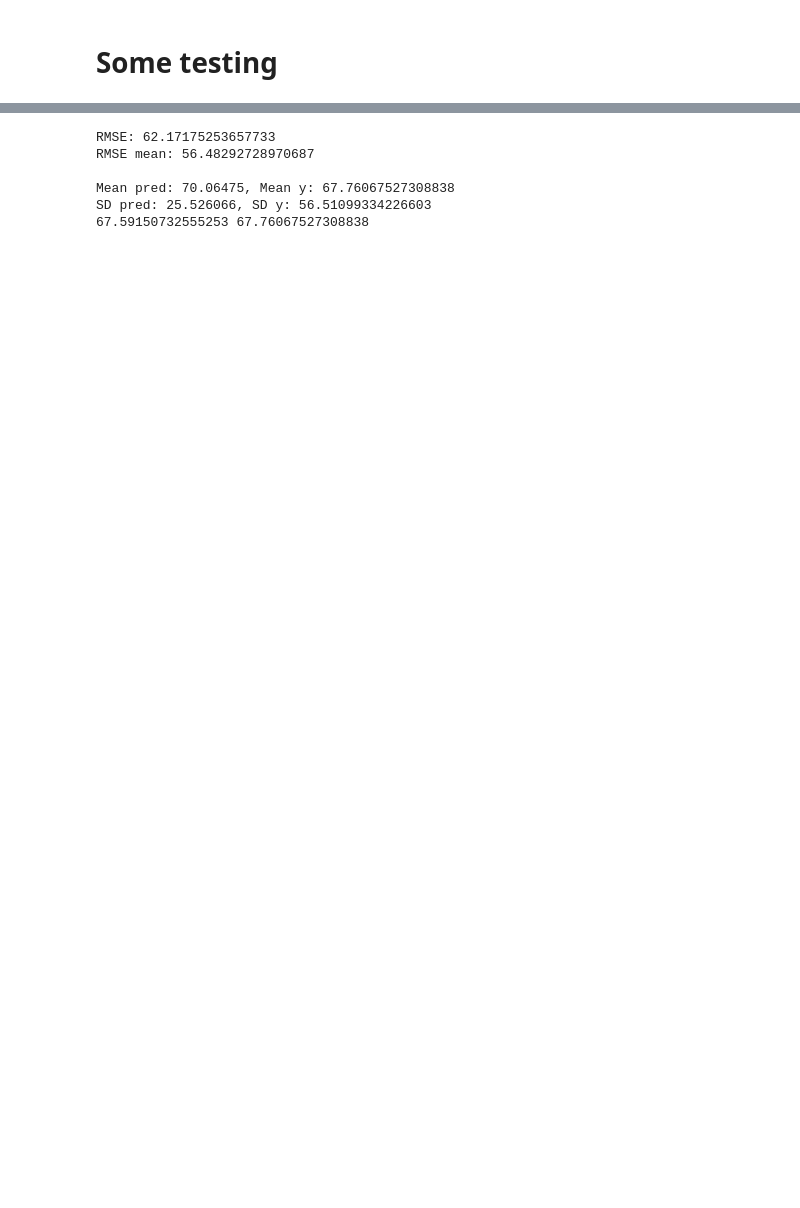
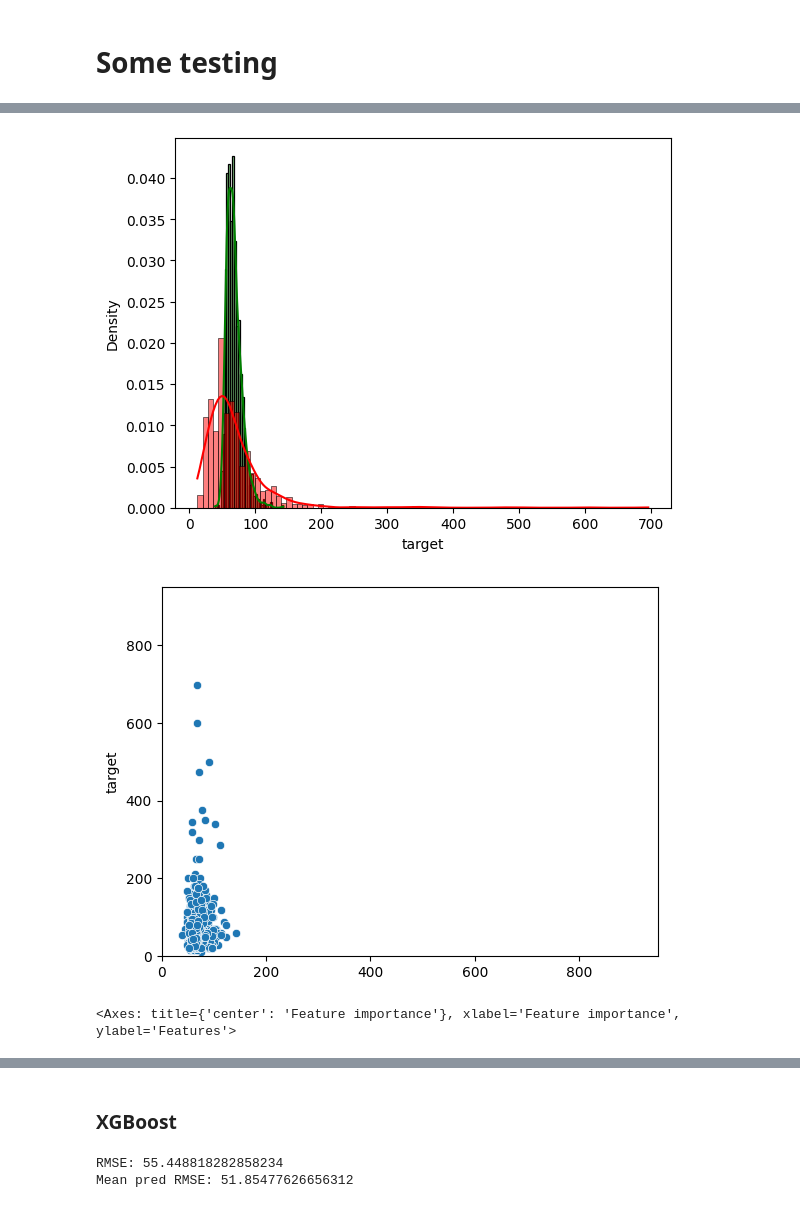
Before and after one commit to StefHerregods/AdvancedAnalytics_projects, a Jupyter notebook: assignment-1/model_testing.ipynb, the cells around one changed output, grey strips where cells are left out. Drawn from its saved outputs; the diff is of its cells as text; code cells hidden in the pictures; blank space fills up the shorter version.

Commit message:
LightGBM, XGBoost and random forest comparison

```diff
--- a/assignment-1/model_testing.ipynb
+++ b/assignment-1/model_testing.ipynb
@@ -8,19 +4,17 @@ Load data
 import pandas as pd
 import numpy as np
 from preprocessing import clean_data, remove_missing, simple_clean
+from sklearn.model_selection import train_test_split
 
 # Load df from csv
-raw_data = pd.read_csv("data/train.csv")
-
-#raw_data = raw_data.iloc[0:24]
+raw_data = pd.read_csv("data/train.csv", index_col=0)
 
 # Clean data using function
-#df_pre = drop_text(clean_data(raw_data))
+df = remove_missing(clean_data(raw_data))
 
-#df = df_pre[['property_bedrooms', 'property_bathrooms', 'property_max_guests', 'target']]
-df = remove_missing(clean_data(raw_data))
-#df = simple_clean(raw_data)
-#df.drop(['property_id'])
 
-#df.head()
-#df.shape
+# Split data into X and y
+X, y = df.drop(columns=['target'], axis=1), df['target']
+
+# Split train and test
+X_train, X_test, y_train, y_test = train_test_split(X, y, test_size=0.2, random_state=3)
@@ -26,0 +70,22 @@ df = remove_missing(clean_data(raw_data))
+# %%
+import seaborn as sns
+import matplotlib.pyplot as plt
+from sklearn.inspection import permutation_importance
+
+# Histogram of predictions and real values
+sns.histplot(y_pred_lgb, kde=True, stat="density", color="green")
+sns.histplot(y_test, kde=True, stat="density", color="red")
+
+# Scatterplot of predictions and real values
+fig, ax = plt.subplots()
+sns.scatterplot(x=y_pred_lgb, y=y_test, ax=ax)
+ax.set_xlim(0, 950)
+ax.set_ylim(0, 950)
+plt.show()
+
+# Feature importance
+lgb.plot_importance(lgb_model, max_num_features=10, importance_type='gain')
+# %% [output]
+[figure, added]
+[figure, added]
+<Axes: title={'center': 'Feature importance'}, xlabel='Feature importance', ylabel='Features'>
@@ -27,38 +93,22 @@ df = remove_missing(clean_data(raw_data))
+# %% [markdown]
+### XGBoost
 # %%
 import xgboost as xgb
-from sklearn.metrics import mean_squared_error
-from sklearn.model_selection import train_test_split
-
-# Split data into X and y
-X, y = df.drop('target', axis=1), df['target']
-
-
-# Split train and test
-X_train, X_test, y_train, y_test = train_test_split(X, y, test_size=0.2, random_state=42)
 
 # Create model
-xgb_model = xgb.XGBRegressor(booster='gbtree', objective='reg:squarederror')
+xgb_model = xgb.XGBRegressor()
 xgb_model.fit(X_train, y_train)
 
 # Make predictions
-xgb_preds = xgb_model.predict(X_test)
-preds_mean = np.array([y_test.mean()] * len(y_test))
+y_pred_xgb = xgb_model.predict(X_test)
+preds_mean = np.array([y_train.mean()] * len(y_test))
 
 # Calculate rmse
-rmse = np.sqrt(mean_squared_error(y_test, xgb_preds))
+xgb_rmse = np.sqrt(mean_squared_error(y_test, y_pred_xgb))
 rmse_mean = np.sqrt(mean_squared_error(y_test, preds_mean))
 
-print("RMSE: " + str(rmse))
-print("RMSE mean: " + str(rmse_mean) + "\n")
-
-#sns.scatterplot(x=preds, y=y_test)
-print("Mean pred: " + str(xgb_preds.mean()) + ", Mean y: " + str(y_test.mean()))
-print("SD pred: " + str(xgb_preds.std()) + ", SD y: " + str(y_test.std()))
-print(y_train.mean(), y_test.mean())
+print("RMSE:", xgb_rmse)
+print("Mean pred RMSE:", rmse_mean)
 # %% [output]
-RMSE: 62.17175253657733
-RMSE mean: 56.48292728970687
-
-Mean pred: 70.06475, Mean y: 67.76067527308838
-SD pred: 25.526066, SD y: 56.51099334226603
-67.59150732555253 67.76067527308838
+RMSE: 55.448818282858234
+Mean pred RMSE: 51.85477626656312
```
Also changed, not shown: parts of 14 cells of this notebook.
